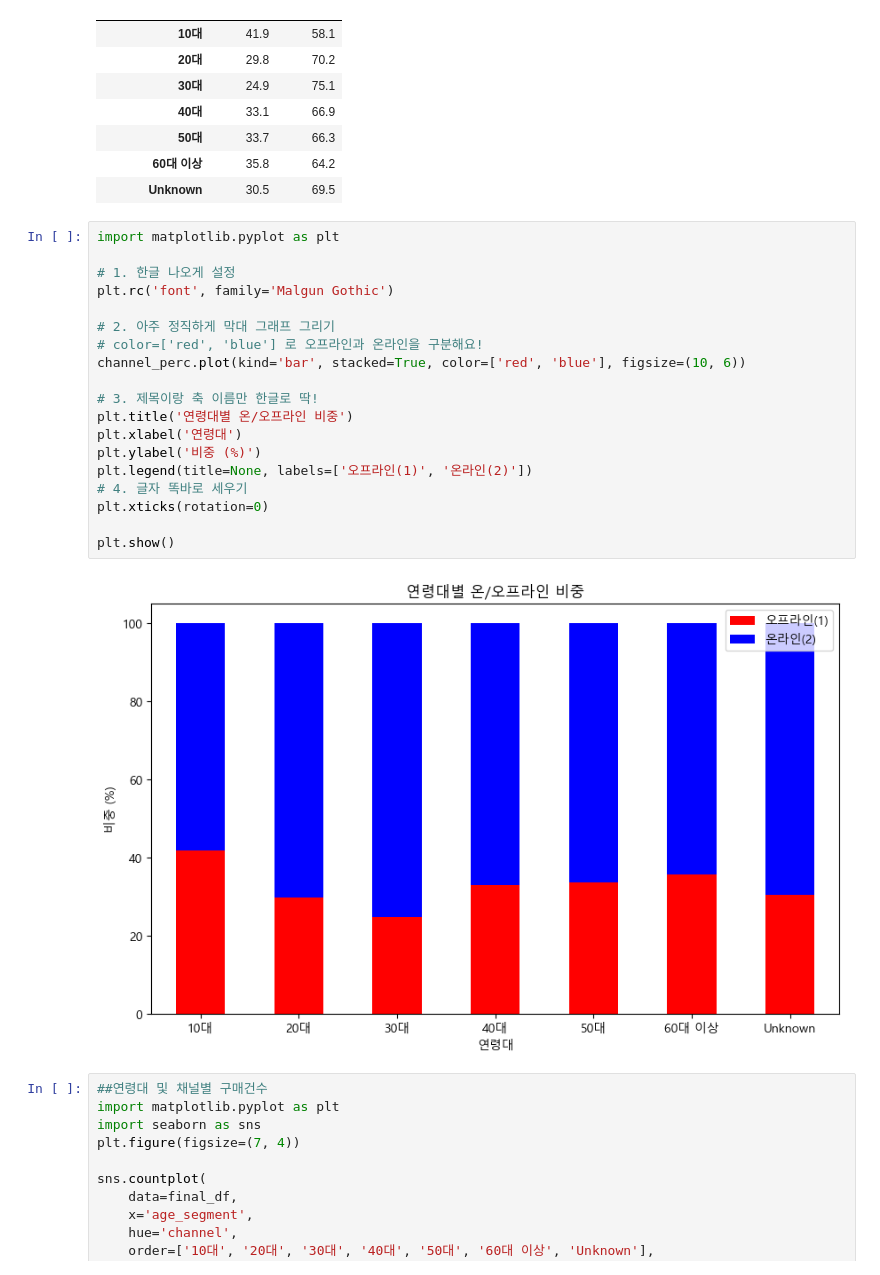
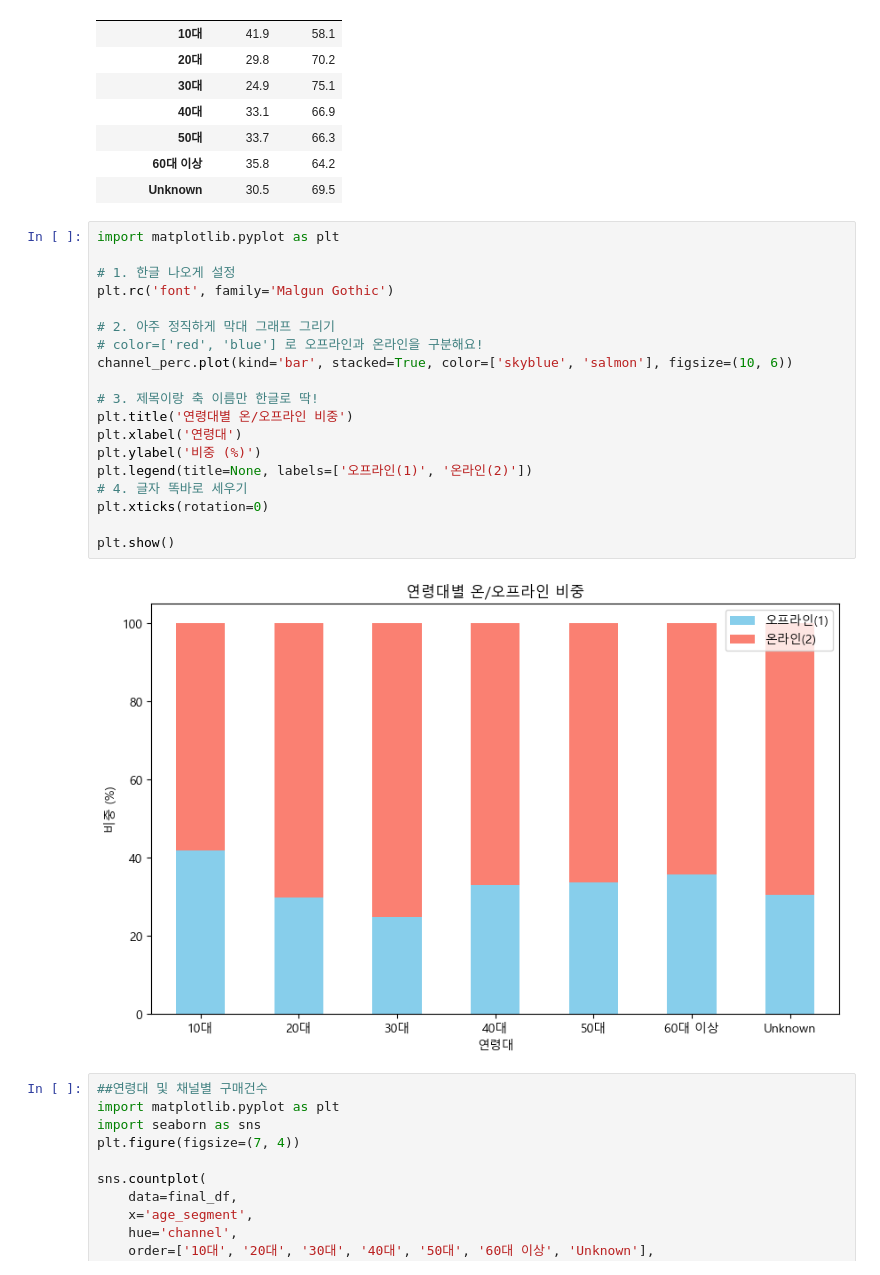
Before and after one commit to yoohengu/cross-gen-biz-analysis, a Jupyter notebook: notebooks/chanhui_eda/hm_2020_business_insight.ipynb, the cells around one changed output. Drawn from its saved outputs; the diff is of its cells as text.

```diff
--- a/notebooks/chanhui_eda/hm_2020_business_insight.ipynb
+++ b/notebooks/chanhui_eda/hm_2020_business_insight.ipynb
@@ -981,24 +981,24 @@ channel_perc.round(1)
 # %%
 import matplotlib.pyplot as plt
 
 # 1. 한글 나오게 설정
 plt.rc('font', family='Malgun Gothic')
 
 # 2. 아주 정직하게 막대 그래프 그리기
 # color=['red', 'blue'] 로 오프라인과 온라인을 구분해요!
-channel_perc.plot(kind='bar', stacked=True, color=['red', 'blue'], figsize=(10, 6))
+channel_perc.plot(kind='bar', stacked=True, color=['skyblue', 'salmon'], figsize=(10, 6))
 
 # 3. 제목이랑 축 이름만 한글로 딱!
 plt.title('연령대별 온/오프라인 비중')
 plt.xlabel('연령대')
 plt.ylabel('비중 (%)')
 plt.legend(title=None, labels=['오프라인(1)', '온라인(2)'])
 # 4. 글자 똑바로 세우기
 plt.xticks(rotation=0)
 
 plt.show()
 # %% [output]
-[figure, old version]
+[figure, new version]
 # %%
 ##연령대 및 채널별 구매건수
 import matplotlib.pyplot as plt
```
Also changed, not shown: parts of 1 cell of this notebook.
